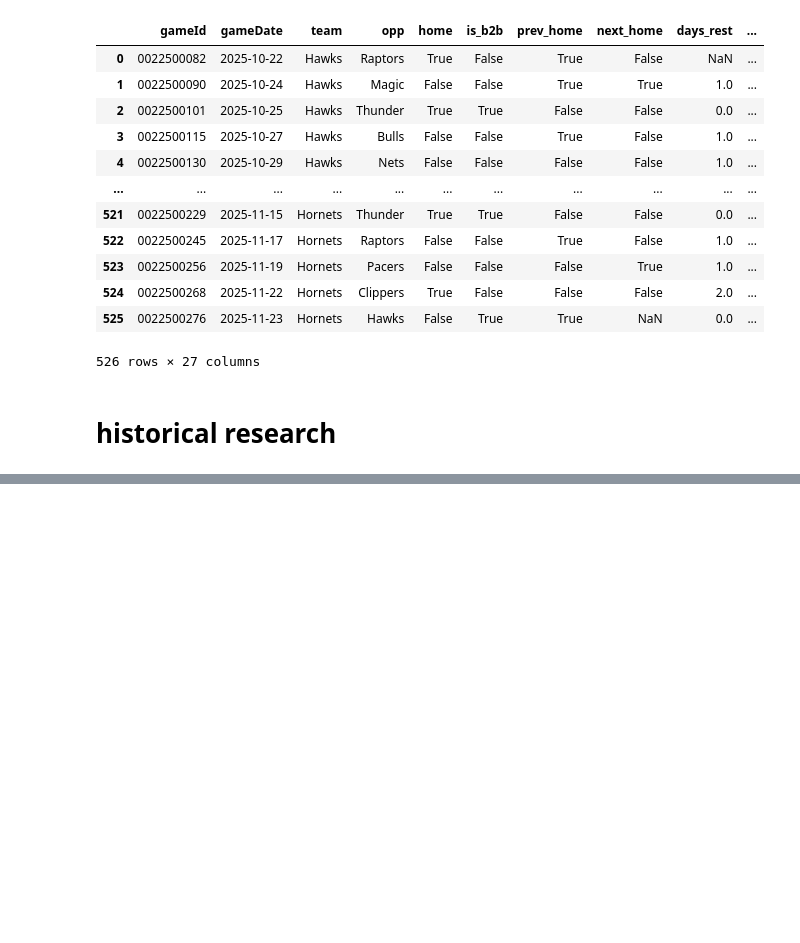
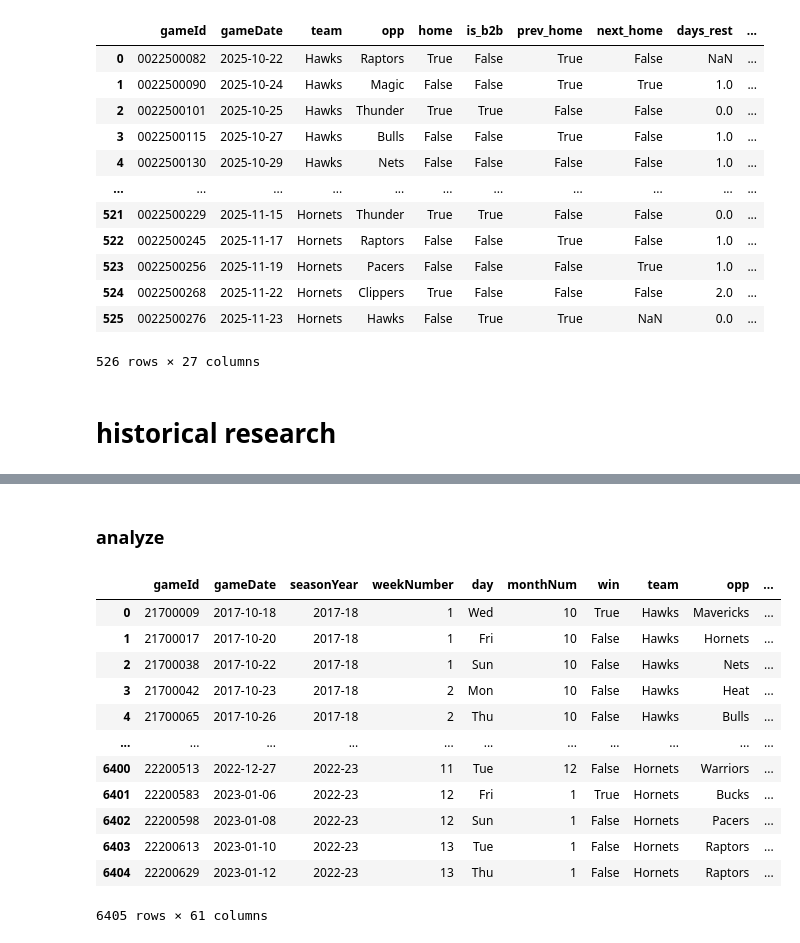
Before and after one commit to iksnizez/propfarm, a Jupyter notebook: notebooks/nbateamSeasonTravel.ipynb, the cells around one changed output, grey strips where cells are left out. Saved outputs shown, nothing was run; the diff lists cells and outputs as text; code cells hidden in the pictures; blank space fills up the shorter version.

```diff
--- a/notebooks/nbateamSeasonTravel.ipynb
+++ b/notebooks/nbateamSeasonTravel.ipynb
@@ -162,0 +273,2 @@ d
+# %% [markdown]
+### analyze
@@ -162,0 +299,16 @@ d
+# %%
+df
+# %% [output]
+|  | gameId | gameDate | seasonYear | weekNumber | day | monthNum | win | team | opp | ... |
+| 0 | 21700009 | 2017-10-18 | 2017-18 | 1 | Wed | 10 | True | Hawks | Mavericks | ... |
+| 1 | 21700017 | 2017-10-20 | 2017-18 | 1 | Fri | 10 | False | Hawks | Hornets | ... |
+| 2 | 21700038 | 2017-10-22 | 2017-18 | 1 | Sun | 10 | False | Hawks | Nets | ... |
+| 3 | 21700042 | 2017-10-23 | 2017-18 | 2 | Mon | 10 | False | Hawks | Heat | ... |
+| 4 | 21700065 | 2017-10-26 | 2017-18 | 2 | Thu | 10 | False | Hawks | Bulls | ... |
+| ... | ... | ... | ... | ... | ... | ... | ... | ... | ... | ... |
+| 6400 | 22200513 | 2022-12-27 | 2022-23 | 11 | Tue | 12 | False | Hornets | Warriors | ... |
+| 6401 | 22200583 | 2023-01-06 | 2022-23 | 12 | Fri | 1 | True | Hornets | Bucks | ... |
+| 6402 | 22200598 | 2023-01-08 | 2022-23 | 12 | Sun | 1 | False | Hornets | Pacers | ... |
+| 6403 | 22200613 | 2023-01-10 | 2022-23 | 13 | Tue | 1 | False | Hornets | Raptors | ... |
+| 6404 | 22200629 | 2023-01-12 | 2022-23 | 13 | Thu | 1 | False | Hornets | Raptors | ... |
+6405 rows × 61 columns
```
Also changed, not shown: parts of 13 cells of this notebook, 9 other files.
